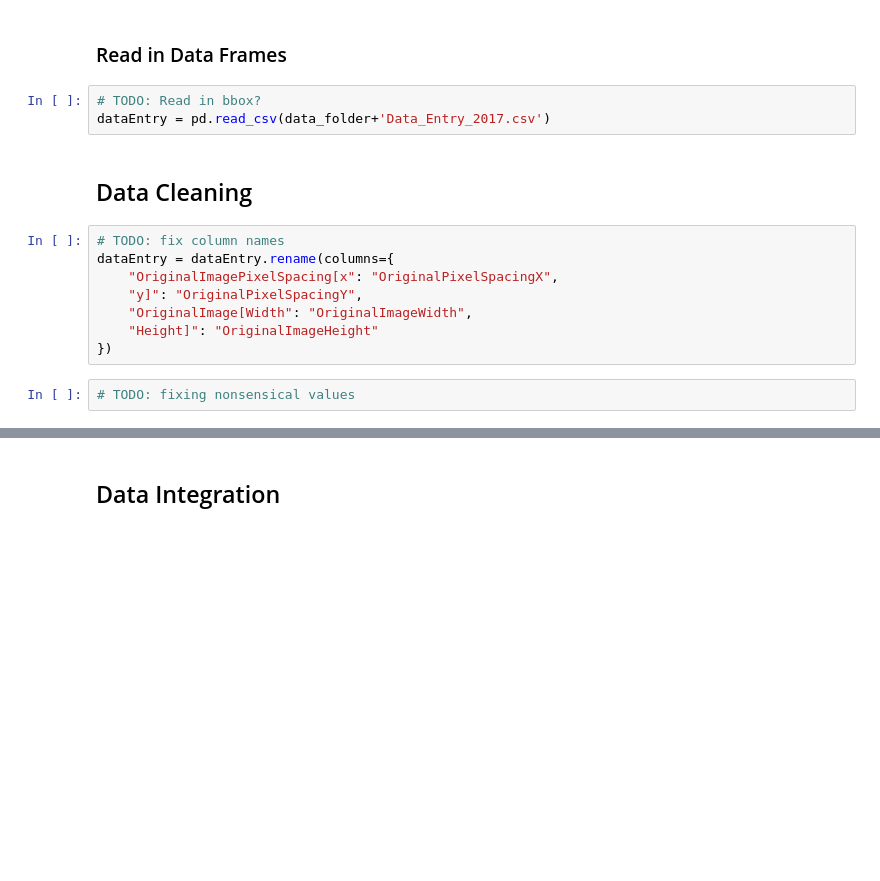
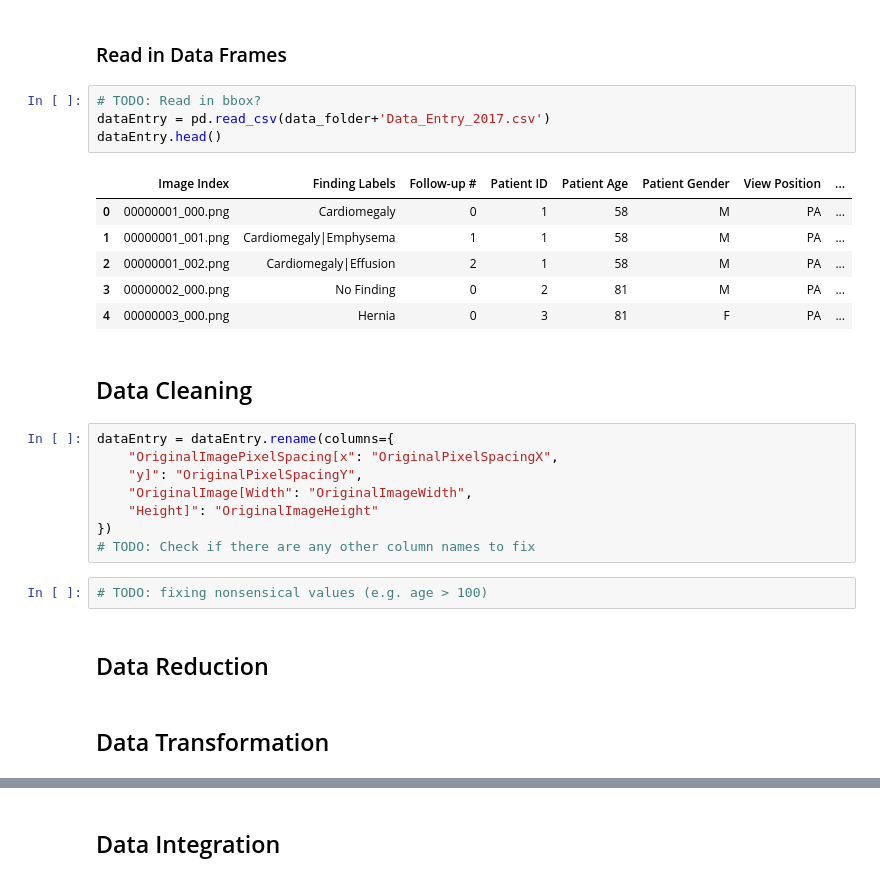
Before and after one commit to rachelwoodside/csci4155-chest-xray-model, a Jupyter notebook: preprocessing.ipynb, the cells around one changed output, grey strips where cells are left out. Cells and saved outputs as stored; diff of their text form; blank space fills up the shorter version.

```diff
--- a/preprocessing.ipynb
+++ b/preprocessing.ipynb
@@ -34,15 +34,27 @@ data_dir = pathlib.Path(data_folder).with_suffix('')
 # %%
 # TODO: Read in bbox?
 dataEntry = pd.read_csv(data_folder+'Data_Entry_2017.csv')
+dataEntry.head()
+# %% [output]
+|  | Image Index | Finding Labels | Follow-up # | Patient ID | Patient Age | Patient Gender | View Position | ... |
+| 0 | 00000001_000.png | Cardiomegaly | 0 | 1 | 58 | M | PA | ... |
+| 1 | 00000001_001.png | Cardiomegaly|Emphysema | 1 | 1 | 58 | M | PA | ... |
+| 2 | 00000001_002.png | Cardiomegaly|Effusion | 2 | 1 | 58 | M | PA | ... |
+| 3 | 00000002_000.png | No Finding | 0 | 2 | 81 | M | PA | ... |
+| 4 | 00000003_000.png | Hernia | 0 | 3 | 81 | F | PA | ... |
 # %% [markdown]
 ## Data Cleaning
 # %%
-# TODO: fix column names
 dataEntry = dataEntry.rename(columns={
     "OriginalImagePixelSpacing[x": "OriginalPixelSpacingX",
     "y]": "OriginalPixelSpacingY",
     "OriginalImage[Width": "OriginalImageWidth",
     "Height]": "OriginalImageHeight"
 })
+# TODO: Check if there are any other column names to fix
 # %%
-# TODO: fixing nonsensical values
+# TODO: fixing nonsensical values (e.g. age > 100)
+# %% [markdown]
+## Data Reduction
+# %% [markdown]
+## Data Transformation
```
Also changed, not shown: parts of 18 cells of this notebook.
